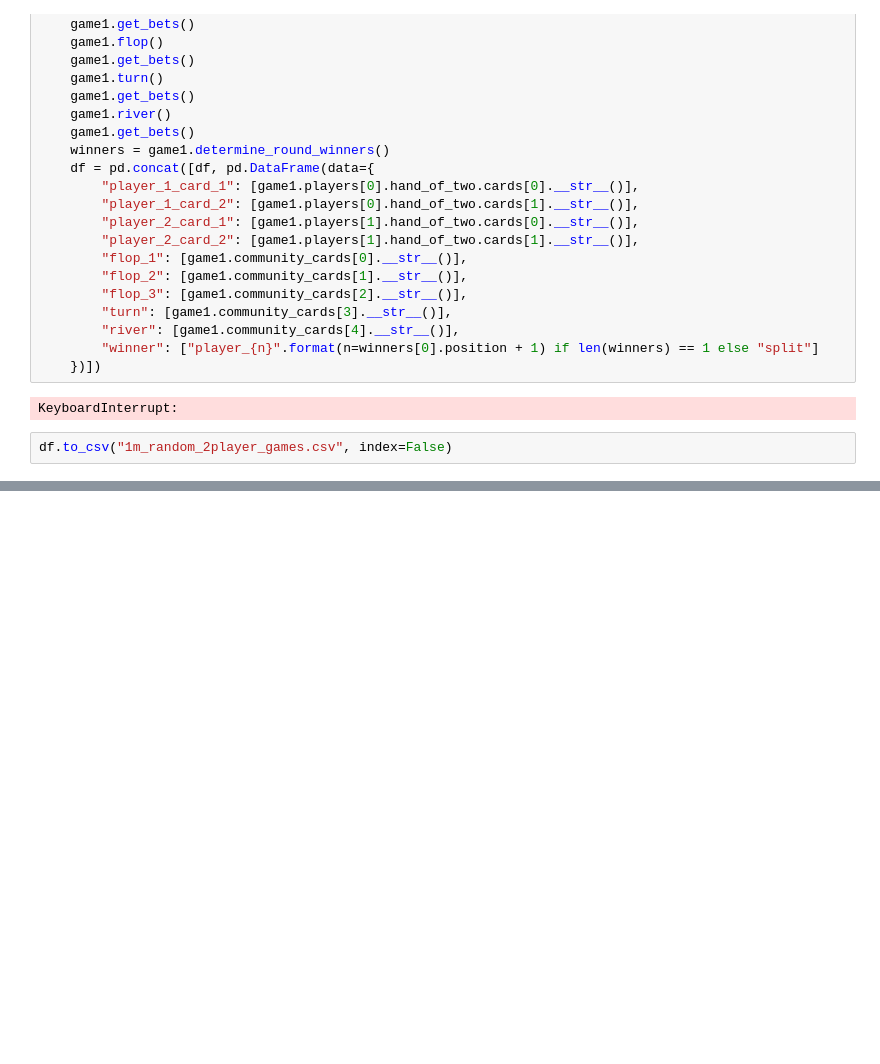
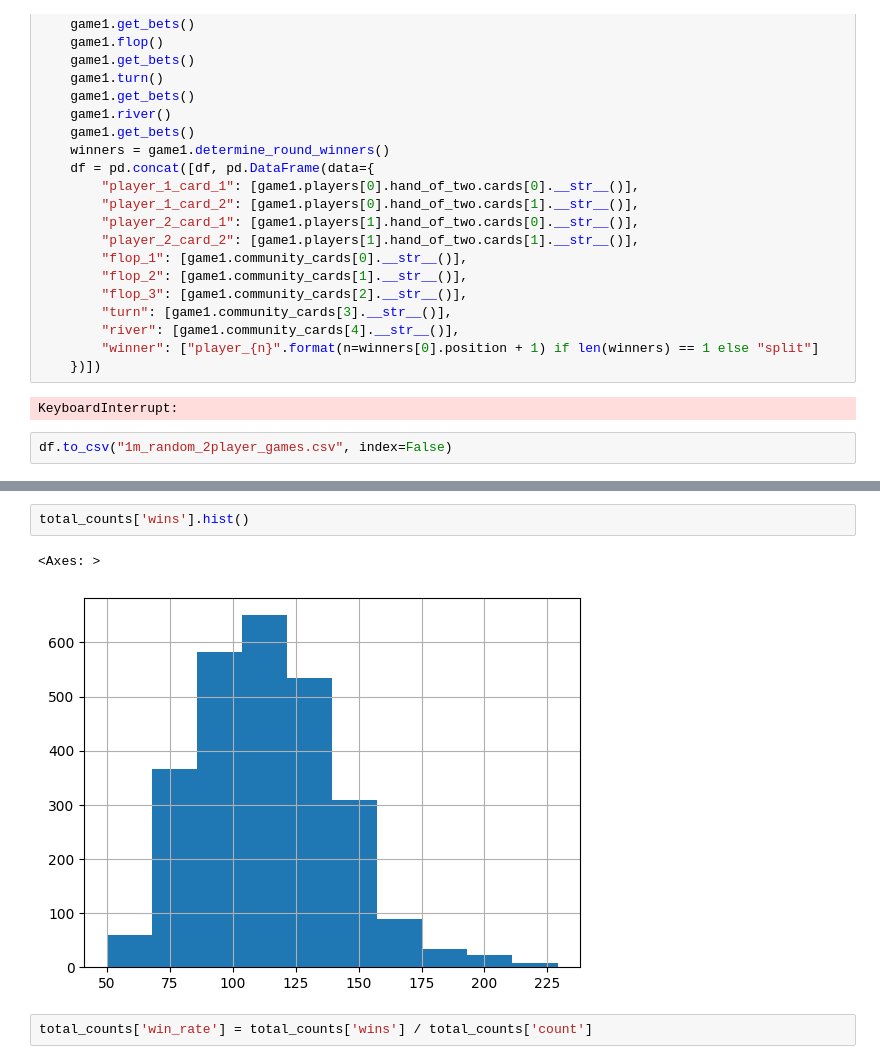
Before and after one commit to amarkules1/texas-hold-em, a Jupyter notebook: simulate_games.ipynb, the cells around one changed output, grey strips where cells are left out. Saved outputs shown, nothing was run; the diff lists cells and outputs as text; blank space fills up the shorter version.

```diff
--- a/simulate_games.ipynb
+++ b/simulate_games.ipynb
@@ -76,0 +128,7 @@ df.to_csv("1m_random_2player_games.csv", index=False)
+# %%
+total_counts['wins'].hist()
+# %% [output]
+<Axes: >
+[figure, added]
+# %%
+total_counts['win_rate'] = total_counts['wins'] / total_counts['count']
```
Also changed, not shown: parts of 10 cells of this notebook, 5 other files.
